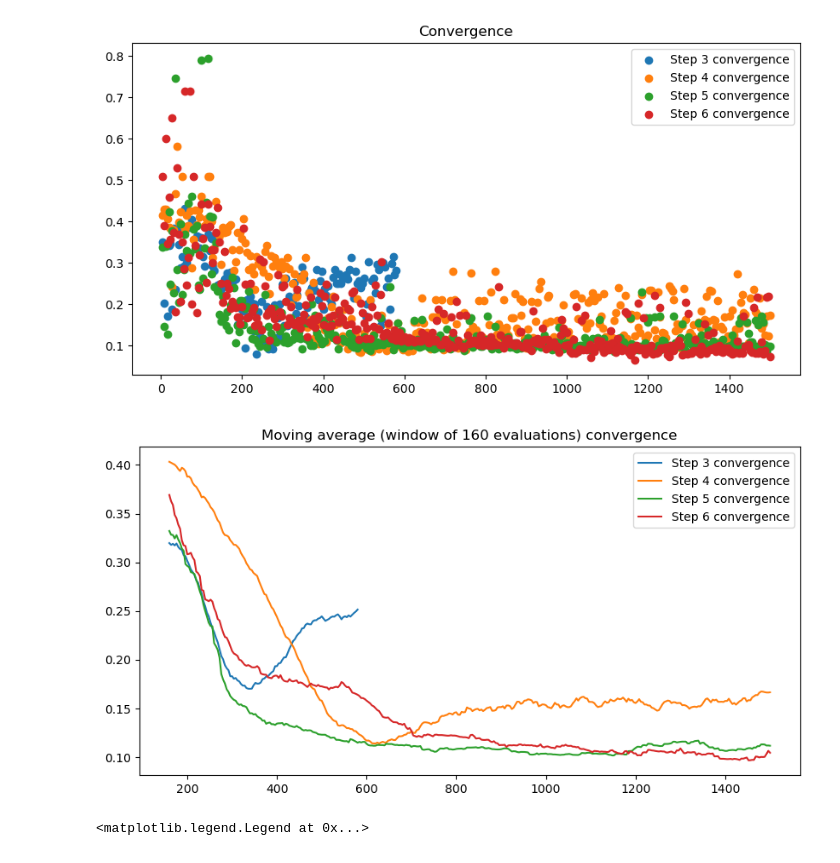
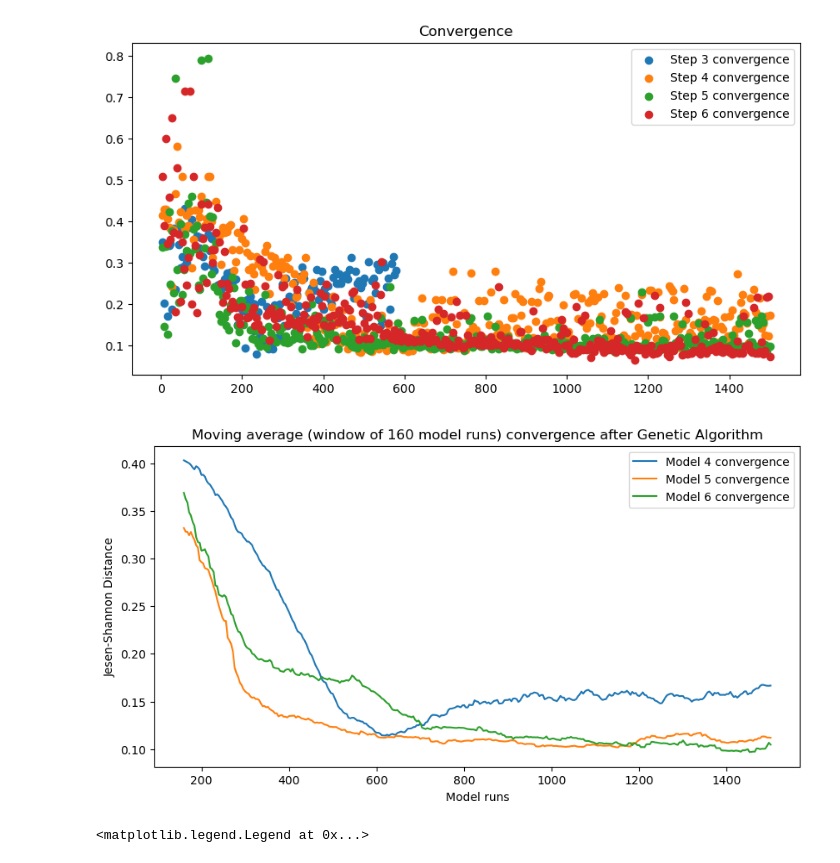
Before and after one commit to frantisek901/Spirals, a Jupyter notebook: Media/PlotBehaviorSearchConvergence.ipynb, the cells around one changed output. Cells and saved outputs as stored; diff of their text form; code cells hidden in the pictures.

```diff
--- a/Media/PlotBehaviorSearchConvergence.ipynb
+++ b/Media/PlotBehaviorSearchConvergence.ipynb
@@ -71,26 +71,27 @@ for idx in range(2, 6):
 # %%
 # Moving Averages
 
 window_size = 40
 
 plt.figure(figsize=(10,5))
 
-for idx in range(2, 6):
+for idx in range(3, 6):
     stepNo = idx + 1
     x = objFunctionHistory_stepwise[idx]["evaluation"]
     y1 = objFunctionHistory_stepwise[idx]["fitness"]
     y = pd.Series(y1).rolling(window=window_size).mean().to_numpy()
 
     # print(len(y1))
     # print(len(y))
 
 
-    plt.plot(x,y, label=(f'Step {stepNo} convergence'))
-    plt.title(f'Moving average (window of {window_size*4} evaluations) convergence')
-    # plt.
+    plt.plot(x,y, label=(f'Model {stepNo} convergence'))
+    plt.title(f'Moving average (window of {window_size*4} model runs) convergence after Genetic Algorithm')
+    plt.ylabel('Jesen-Shannon Distance')
+    plt.xlabel('Model runs')
     plt.legend()
 # %% [output]
-[figure, old version]
+[figure, new version]
 # %%
 # Comparing with the longer trajectory and larger tournament size for step 6
 objFunctionHistory_Tsize60 = pd.read_csv(f'BSearchresults_GA_step6_Tsize60_2.5k.objectiveFunctionHistory.csv')
```
Also changed, not shown: parts of 3 cells of this notebook, 1 other file.
